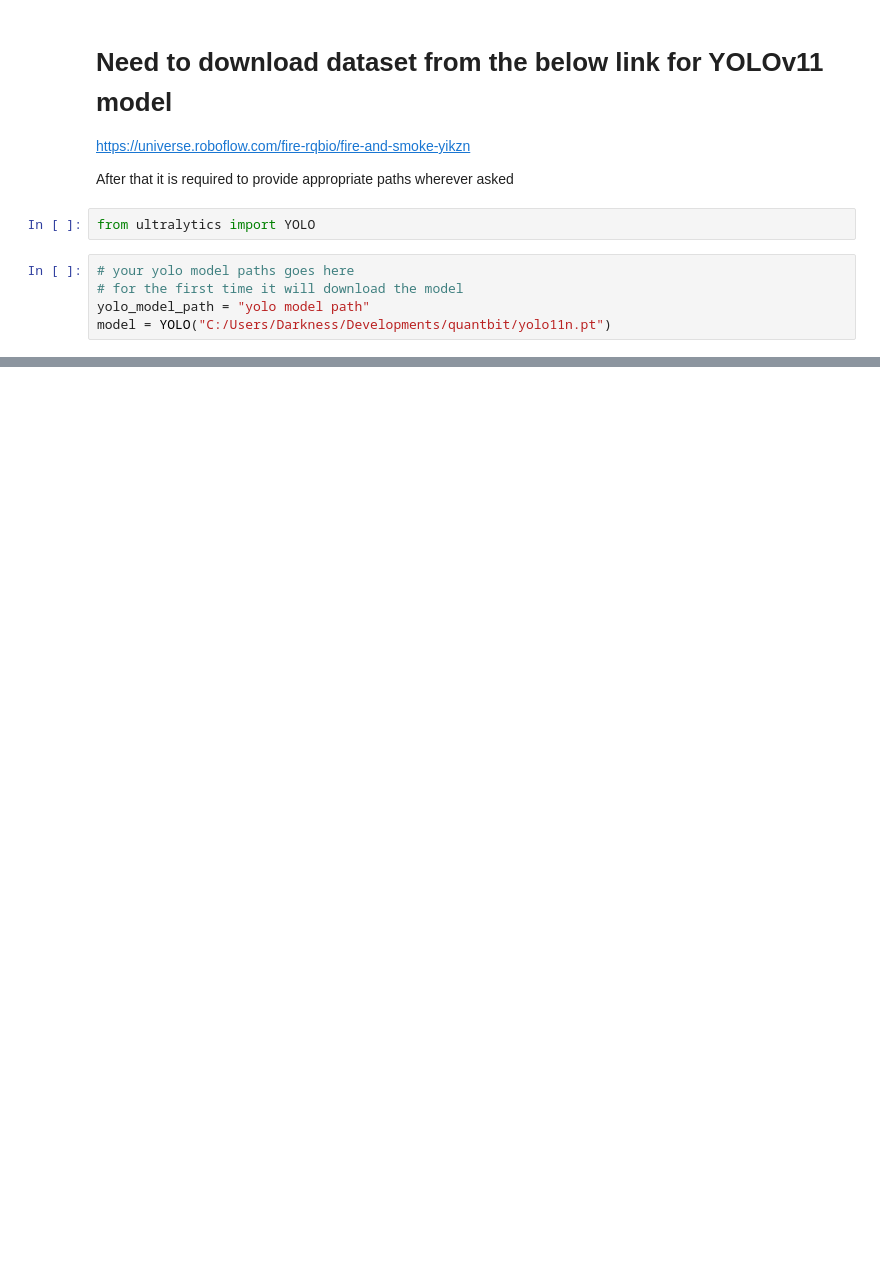
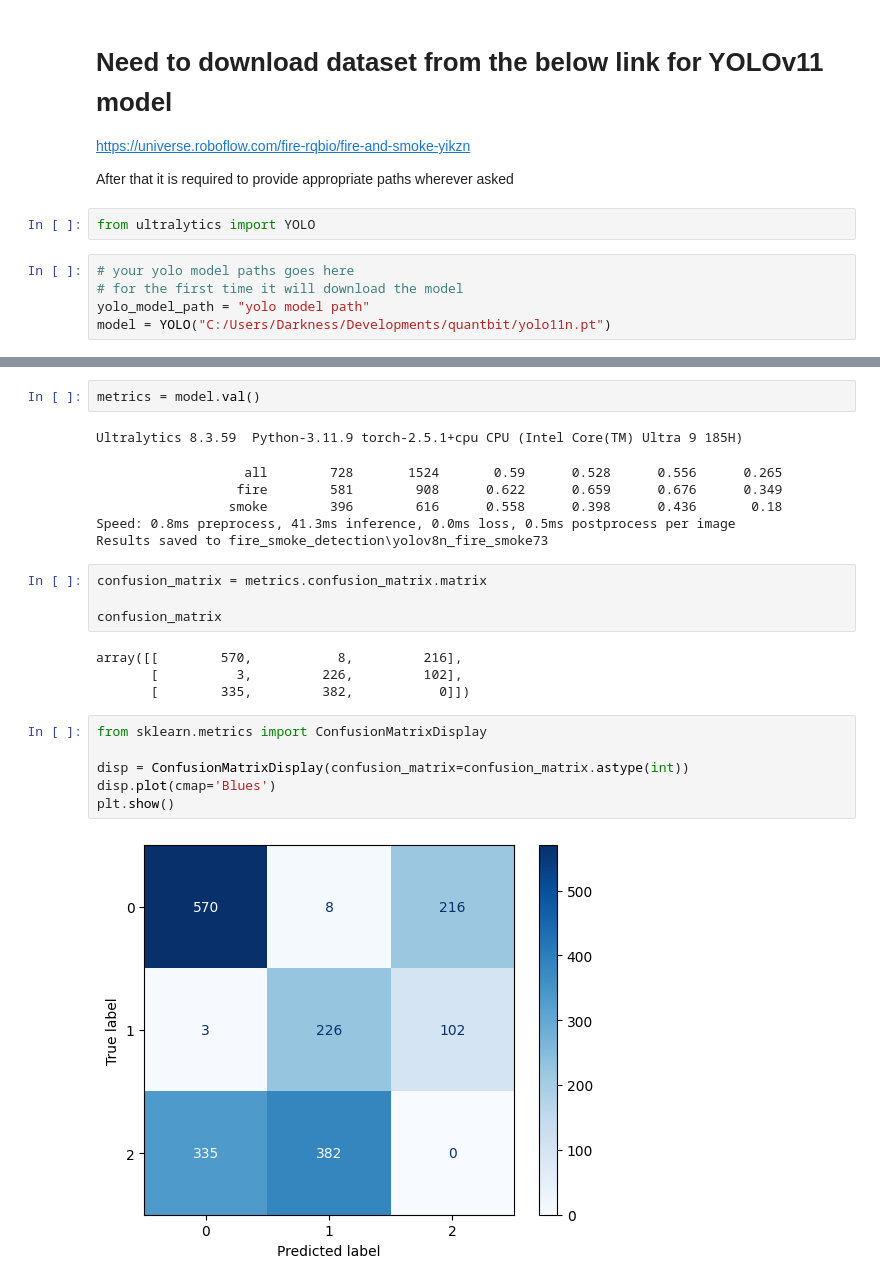
Before and after one commit to SanketJadhav7d3/quantbit_assignements, a Jupyter notebook: task_6.ipynb, the cells around one changed output, grey strips where cells are left out. Drawn from its saved outputs; the diff is of its cells as text; blank space fills up the shorter version.

```diff
--- a/task_6.ipynb
+++ b/task_6.ipynb
@@ -67,0 +94,25 @@ Closing dataloader mosaic
+# %%
+metrics = model.val()
+# %% [output]
+Ultralytics 8.3.59  Python-3.11.9 torch-2.5.1+cpu CPU (Intel Core(TM) Ultra 9 185H)
+                   all        728       1524       0.59      0.528      0.556      0.265
+                  fire        581        908      0.622      0.659      0.676      0.349
+                 smoke        396        616      0.558      0.398      0.436       0.18
+Speed: 0.8ms preprocess, 41.3ms inference, 0.0ms loss, 0.5ms postprocess per image
+Results saved to fire_smoke_detection\yolov8n_fire_smoke73
+# %%
+confusion_matrix = metrics.confusion_matrix.matrix
+
+confusion_matrix
+# %% [output]
+array([[        570,           8,         216],
+       [          3,         226,         102],
+       [        335,         382,           0]])
+# %%
+from sklearn.metrics import ConfusionMatrixDisplay
+
+disp = ConfusionMatrixDisplay(confusion_matrix=confusion_matrix.astype(int))
+disp.plot(cmap='Blues')
+plt.show()
+# %% [output]
+[figure, added]
```
Also changed, not shown: parts of 5 cells of this notebook, 1 other file.
